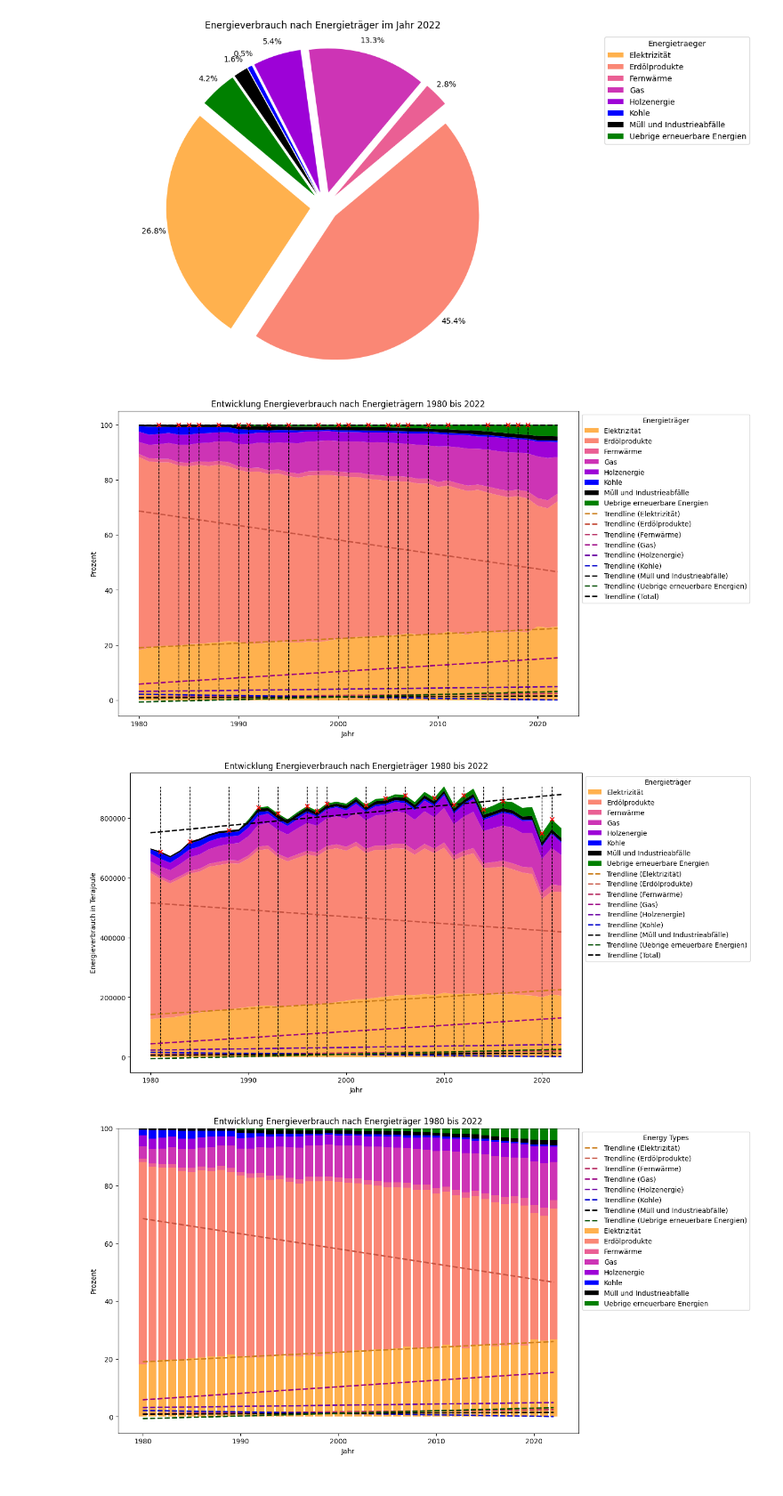
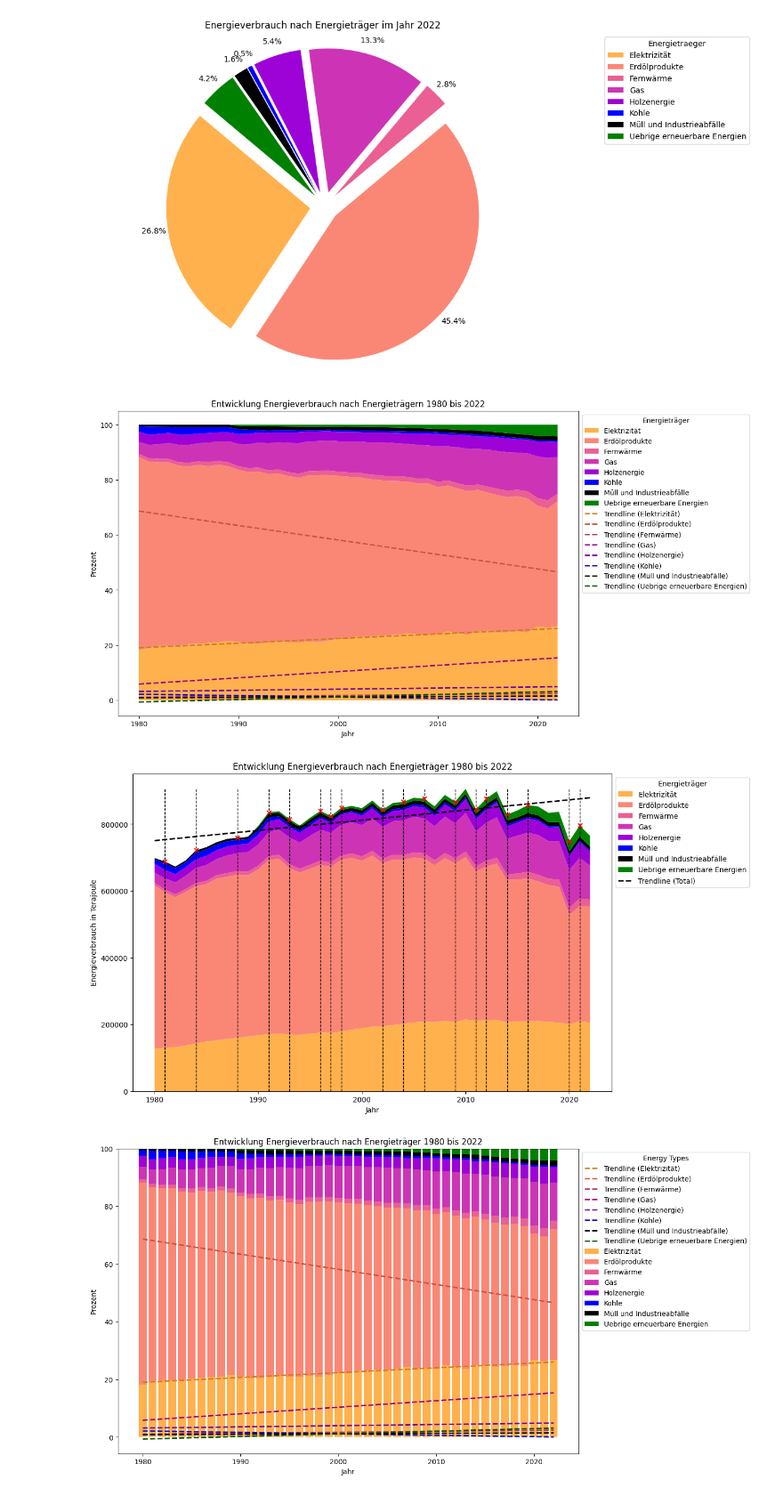
Before and after one commit to michaelzimmermannstudhslu/BINA_2024_energy_research, a Jupyter notebook: bina_casestudy_adhumezi.ipynb, the cells around one changed output. Shown at 89% size. Drawn from its saved outputs; the diff is of its cells as text; code cells hidden in the pictures.

```diff
--- a/bina_casestudy_adhumezi.ipynb
+++ b/bina_casestudy_adhumezi.ipynb
@@ -1896,17 +1901,17 @@ plt.show()
 # %%
 # Funktion aufrufen und definierte Farben verwenden
 colors = ['#ffb14e', '#fa8775', '#ea5f94', '#cd34b5', '#9d02d7', '#0000ff', 'black', 'green']
-plt = plot_stacked_area(percentage_pivoted_data, 'Jahr', 'Prozent', 'Entwicklung Energieverbrauch nach Energieträgern 1980 bis 2022', colors, 'Energieträger')
+plt = plot_stacked_area(percentage_pivoted_data, 'Jahr', 'Prozent', 'Entwicklung Energieverbrauch nach Energieträgern 1980 bis 2022', colors, 'Energieträger',trendline_per_column=True, total_trendline=False, turning_points=False)
 plt.show()
 # %% [output]
-[figure, old version]
+[figure, new version]
 # %%
 # Funktion aufrufen und definierte Farben verwenden
 colors = ['#ffb14e', '#fa8775', '#ea5f94', '#cd34b5', '#9d02d7', '#0000ff', 'black', 'green']
-plot_stacked_area(totalEnergy_pivoted_data, 'Jahr', 'Energieverbrauch in Terajoule', 'Entwicklung Energieverbrauch nach Energieträger 1980 bis 2022', colors, 'Energieträger')
+plot_stacked_area(totalEnergy_pivoted_data, 'Jahr', 'Energieverbrauch in Terajoule', 'Entwicklung Energieverbrauch nach Energieträger 1980 bis 2022', colors, 'Energieträger', trendline_per_column=False, total_trendline=True, turning_points=True)
 plt.show()
 # %% [output]
-[figure, old version]
+[figure, new version]
 # %%
 # Funktion aufrufen und definierte Farben verwenden
 colors = ['#ffb14e', '#fa8775', '#ea5f94', '#cd34b5', '#9d02d7', '#0000ff', 'black', 'green']
```
Also changed, not shown: parts of 13 cells of this notebook.
